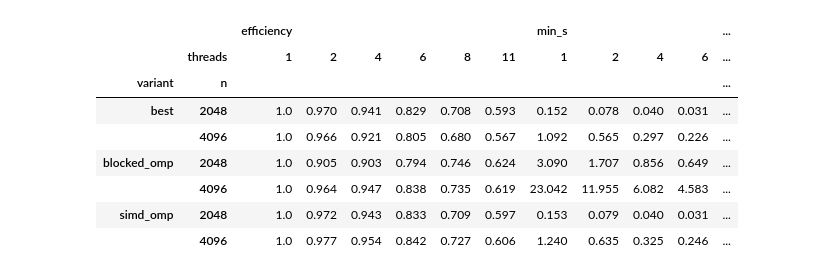
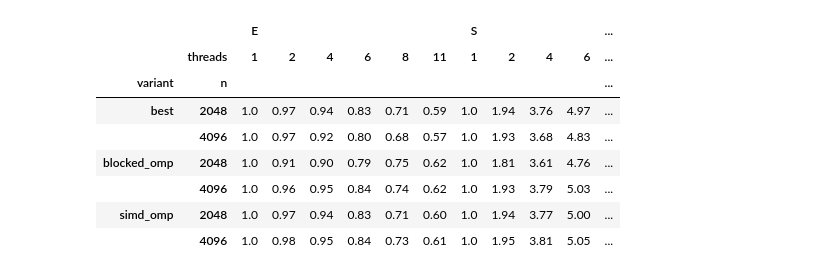
Before and after one commit to vabaldin/parallel-programming, a Jupyter notebook: lab_1/plots.ipynb, the cells around one changed output. Saved outputs shown, nothing was run; the diff lists cells and outputs as text; code cells hidden in the pictures.

```diff
--- a/lab_1/plots.ipynb
+++ b/lab_1/plots.ipynb
@@ -70,15 +56,0 @@ times.style.format("{:.6f}")
-# %%
-fig, ax = plt.subplots(figsize=(8, 5.5))
-for v in times.columns:
-    s = times[v].dropna()
-    ax.plot(s.index, s.values, marker="o", color=COLORS[v],
-            label=f"{v} (p={threads[v]})")
-ax.set_xscale("log", base=2)
-ax.set_yscale("log")
-ax.set_xticks(times.index, [str(n) for n in times.index])
-ax.set_xlabel("matrix size n")
-ax.set_ylabel("time, s (log scale)")
-ax.set_title("Time of C = A * B vs matrix size, float")
-ax.legend(frameon=False)
-fig.tight_layout()
-fig.savefig(RESULTS / "time_vs_size.png")
@@ -87,17 +56,0 @@ fig.savefig(RESULTS / "time_vs_size.png")
-# %%
-gflops = sizes.pivot(index="n", columns="variant", values="gflops")[times.columns]
-fig, ax = plt.subplots(figsize=(8, 5.5))
-for v in gflops.columns:
-    s = gflops[v].dropna()
-    ax.plot(s.index, s.values, marker="o", color=COLORS[v],
-            label=f"{v} (p={threads[v]})")
-ax.set_xscale("log", base=2)
-ax.set_yscale("log")
-ax.set_xticks(gflops.index, [str(n) for n in gflops.index])
-ax.set_xlabel("matrix size n")
-ax.set_ylabel("GFLOPS = 2 n^3 / time (log scale)")
-ax.set_title("Throughput vs matrix size")
-ax.legend(frameon=False)
-fig.tight_layout()
-fig.savefig(RESULTS / "gflops_vs_size.png")
-gflops.round(2)
@@ -120,18 +152,17 @@ with one thread.
 # %%
-t1 = scaling[scaling["threads"] == 1].set_index(["variant", "n"])["min_s"]
-scaling["speedup"] = [t1[(v, n)] / t for v, n, t in
-                      zip(scaling["variant"], scaling["n"], scaling["min_s"])]
-scaling["efficiency"] = scaling["speedup"] / scaling["threads"]
-table = scaling.pivot_table(index=["variant", "n"], columns="threads",
-                            values=["min_s", "speedup", "efficiency"])
-table.round(3)
+t1 = scaling[scaling.threads == 1].set_index(["variant", "n"]).min_s
+scaling["S"] = [t1[(v, n)] / t for v, n, t in
+                zip(scaling.variant, scaling.n, scaling.min_s)]
+scaling["E"] = scaling.S / scaling.threads
+scaling.pivot_table(index=["variant", "n"], columns="threads",
+                    values=["S", "E"]).round(2)
 # %% [output]
-|  |  | efficiency |  |  |  |  |  | min_s |  |  |  | ... |
+|  |  | E |  |  |  |  |  | S |  |  |  | ... |
 |  | threads | 1 | 2 | 4 | 6 | 8 | 11 | 1 | 2 | 4 | 6 | ... |
 | variant | n |  |  |  |  |  |  |  |  |  |  | ... |
-| best | 2048 | 1.0 | 0.970 | 0.941 | 0.829 | 0.708 | 0.593 | 0.152 | 0.078 | 0.040 | 0.031 | ... |
-|  | 4096 | 1.0 | 0.966 | 0.921 | 0.805 | 0.680 | 0.567 | 1.092 | 0.565 | 0.297 | 0.226 | ... |
-| blocked_omp | 2048 | 1.0 | 0.905 | 0.903 | 0.794 | 0.746 | 0.624 | 3.090 | 1.707 | 0.856 | 0.649 | ... |
-|  | 4096 | 1.0 | 0.964 | 0.947 | 0.838 | 0.735 | 0.619 | 23.042 | 11.955 | 6.082 | 4.583 | ... |
-| simd_omp | 2048 | 1.0 | 0.972 | 0.943 | 0.833 | 0.709 | 0.597 | 0.153 | 0.079 | 0.040 | 0.031 | ... |
-|  | 4096 | 1.0 | 0.977 | 0.954 | 0.842 | 0.727 | 0.606 | 1.240 | 0.635 | 0.325 | 0.246 | ... |
+| best | 2048 | 1.0 | 0.97 | 0.94 | 0.83 | 0.71 | 0.59 | 1.0 | 1.94 | 3.76 | 4.97 | ... |
+|  | 4096 | 1.0 | 0.97 | 0.92 | 0.80 | 0.68 | 0.57 | 1.0 | 1.93 | 3.68 | 4.83 | ... |
+| blocked_omp | 2048 | 1.0 | 0.91 | 0.90 | 0.79 | 0.75 | 0.62 | 1.0 | 1.81 | 3.61 | 4.76 | ... |
+|  | 4096 | 1.0 | 0.96 | 0.95 | 0.84 | 0.74 | 0.62 | 1.0 | 1.93 | 3.79 | 5.03 | ... |
+| simd_omp | 2048 | 1.0 | 0.97 | 0.94 | 0.83 | 0.71 | 0.60 | 1.0 | 1.94 | 3.77 | 5.00 | ... |
+|  | 4096 | 1.0 | 0.98 | 0.95 | 0.84 | 0.73 | 0.61 | 1.0 | 1.95 | 3.81 | 5.05 | ... |
```
Also changed, not shown: parts of 13 cells of this notebook, 5 other files.
